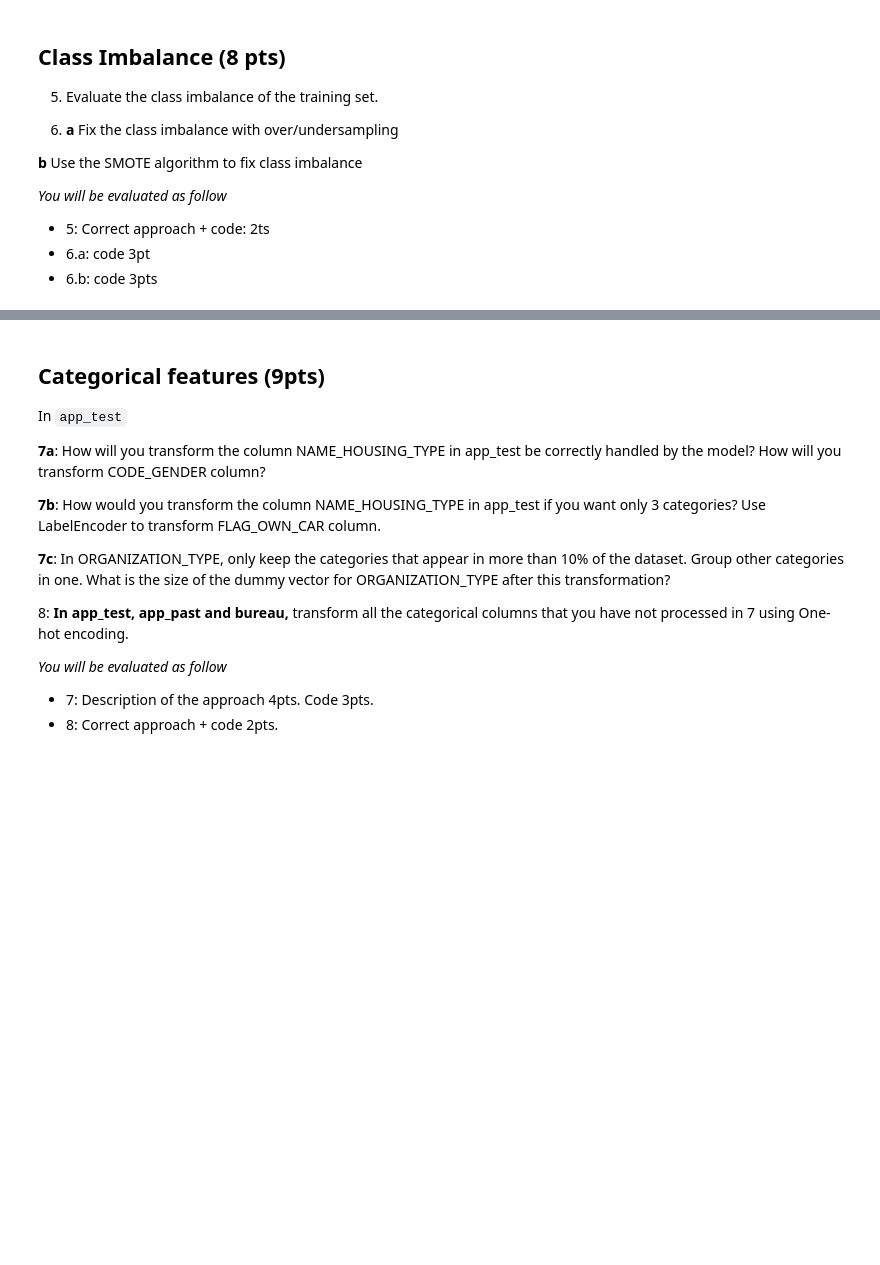
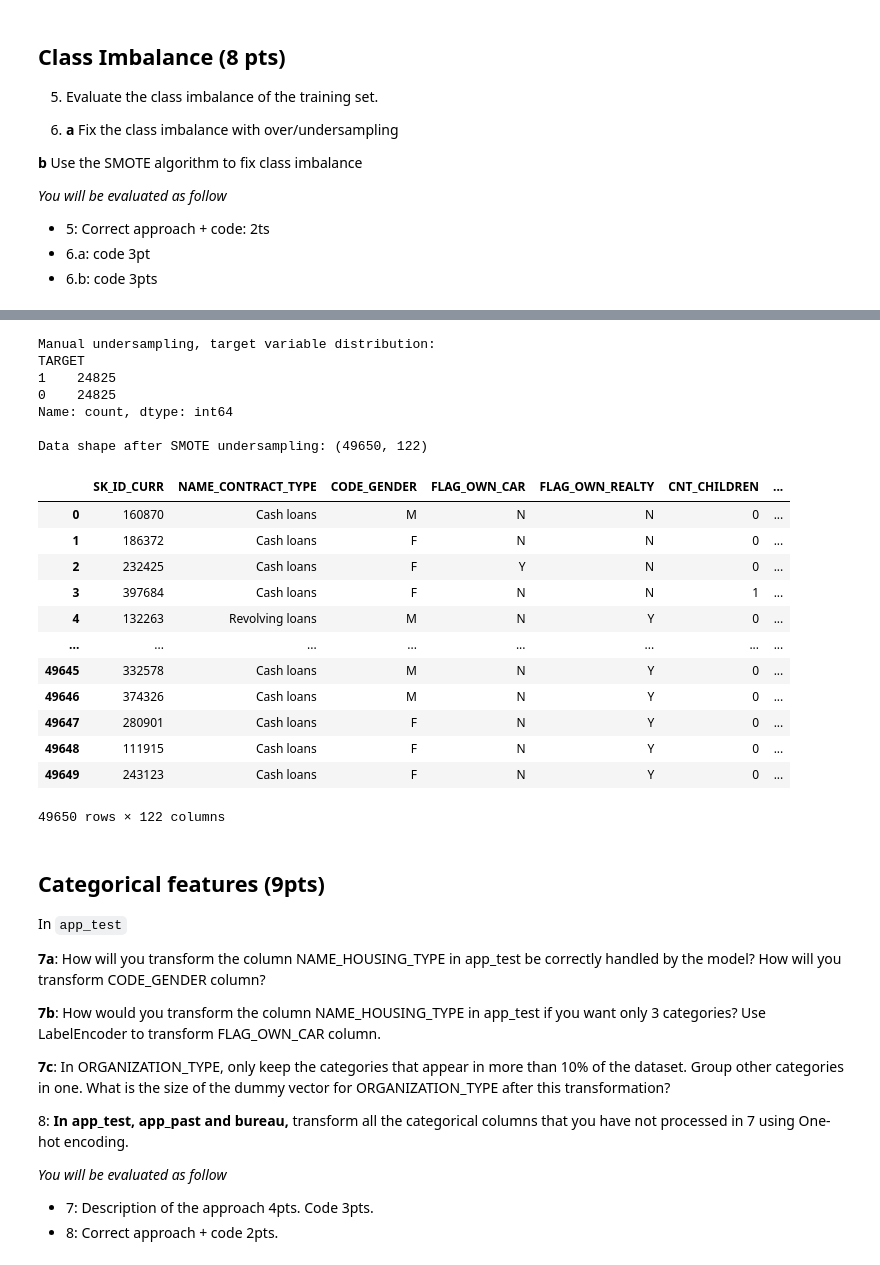
Before and after one commit to ztsv-av/applied-ml-mids-2024, a Jupyter notebook: Project_Part_1.ipynb, the cells around one changed output, grey strips where cells are left out. Cells and saved outputs as stored; diff of their text form; code cells hidden in the pictures; blank space fills up the shorter version.

```diff
--- a/Project_Part_1.ipynb
+++ b/Project_Part_1.ipynb
@@ -249,27 +274,63 @@ FLOORSMAX_MODE 25
 # %%
 # copy your current dataframe with its .copy() method. You should always use the copy() method if you want to keep the original dataframe untouched when you modify
 # this is a very common bug, so please read  https://www.statology.org/pandas-copy-dataframe/
 
 ## Your code here
-app_train_original = ...
-
+app_train_original = app_train.copy()
 
 # 6.a - fix imbalance with undersampling or oversampling
 # Implement undersampling or oversampling *without* external libraries, only the library provided to implement yourself the chosen solution.
 
-## Your code here
+class_0 = app_train[app_train["TARGET"] == 0]
+class_1 = app_train[app_train["TARGET"] == 1]
+# undersample the majority class
+class_0_undersampled = class_0.sample(n=len(class_1), random_state=random_state)
+# combine the undersampled class_0 and class_1
+app_train = pd.concat([class_0_undersampled, class_1])
+# shuffle the dataset
+app_train = app_train.sample(frac=1, random_state=random_state).reset_index(drop=True)
+print(f"Manual undersampling, target variable distribution:\n{app_train['TARGET'].value_counts()}")
 
 
 # 6.b - fix balance with SMOTE on your previously copied dataframe
 # You can use any external libraries to use SMOTE. We recommend the imbalanced-learn package https://imbalanced-learn.org/stable/over_sampling.html
 # Make sure to select the appropriate SMOTE variant.
 
+## Your code here
+from imblearn.over_sampling import SMOTE
 
-## Your code here
-app_train_smote = ...
-
+rus = RandomUnderSampler(random_state=0)
+app_train_smote = app_train_original.copy()
+X = app_train_smote.drop(columns=["TARGET"])
+y = app_train_smote["TARGET"]
+X_resampled, y_resampled = rus.fit_resample(X, y)
+X_resampled["TARGET"] = y_resampled
+app_train_undersampled = X_resampled.reset_index(drop=True)
+print(f"\nData shape after SMOTE undersampling: {app_train_smote.shape}")
+app_train_undersampled
 
 # We will use the dataframe app_train from 6.a in the following
+# %% [output]
+Manual undersampling, target variable distribution:
+TARGET
+1    24825
+0    24825
+Name: count, dtype: int64
+
+Data shape after SMOTE undersampling: (49650, 122)
+|  | SK_ID_CURR | NAME_CONTRACT_TYPE | CODE_GENDER | FLAG_OWN_CAR | FLAG_OWN_REALTY | CNT_CHILDREN | ... |
+| 0 | 160870 | Cash loans | M | N | N | 0 | ... |
+| 1 | 186372 | Cash loans | F | N | N | 0 | ... |
+| 2 | 232425 | Cash loans | F | Y | N | 0 | ... |
+| 3 | 397684 | Cash loans | F | N | N | 1 | ... |
+| 4 | 132263 | Revolving loans | M | N | Y | 0 | ... |
+| ... | ... | ... | ... | ... | ... | ... | ... |
+| 49645 | 332578 | Cash loans | M | N | Y | 0 | ... |
+| 49646 | 374326 | Cash loans | M | N | Y | 0 | ... |
+| 49647 | 280901 | Cash loans | F | N | Y | 0 | ... |
+| 49648 | 111915 | Cash loans | F | N | Y | 0 | ... |
+| 49649 | 243123 | Cash loans | F | N | Y | 0 | ... |
+49650 rows × 122 columns
 # %% [markdown]
 <h2>Categorical features (9pts)</h2>
 
```
Also changed, not shown: parts of 7 cells of this notebook.
